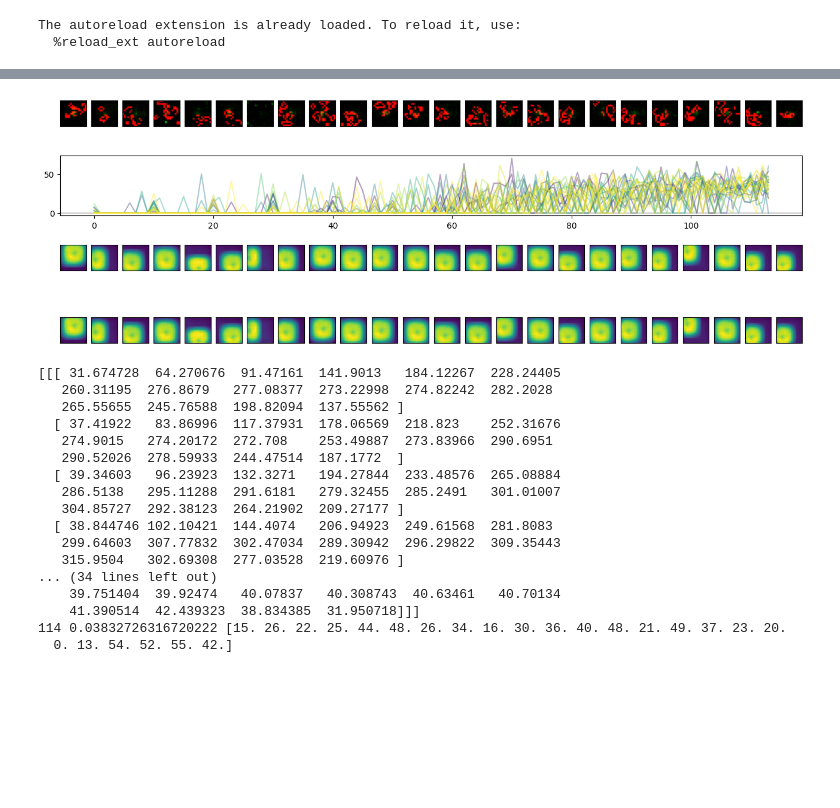
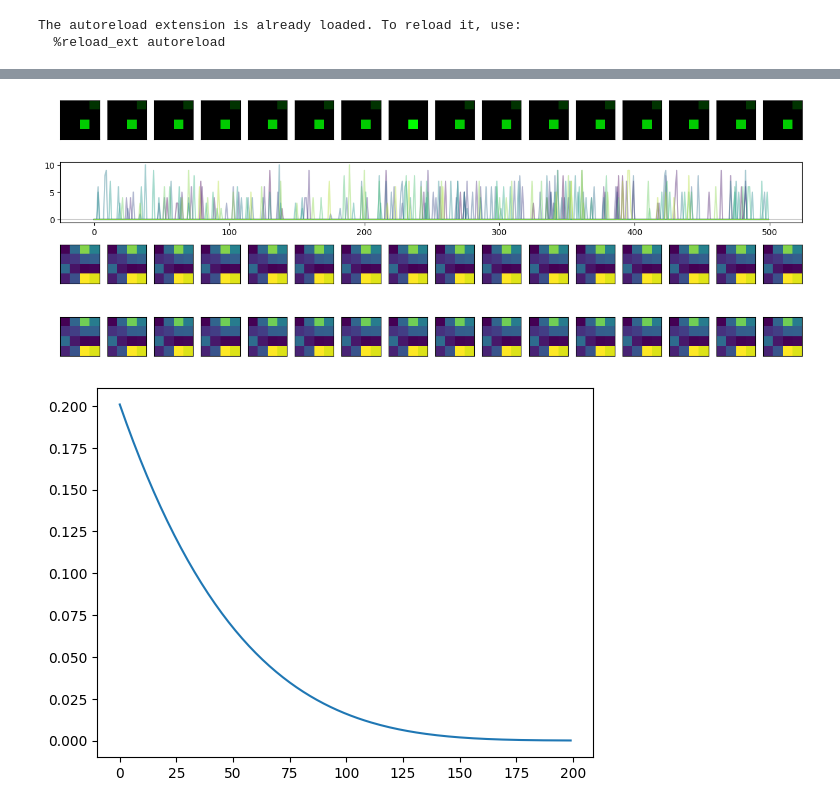
Before and after one commit to LanVukusic/convLife, a Jupyter notebook: reienforcement.ipynb, the cells around one changed output, grey strips where cells are left out. Drawn from its saved outputs; the diff is of its cells as text; code cells hidden in the pictures; blank space fills up the shorter version.

```diff
--- a/reienforcement.ipynb
+++ b/reienforcement.ipynb
@@ -15,7 +15,7 @@ import torch.optim as optim
 
 device = "cuda" if torch.cuda.is_available() else "cpu"
 
-SIZE=16
+SIZE=4
 # %% [output]
 The autoreload extension is already loaded. To reload it, use:
   %reload_ext autoreload
@@ -97,14 +93,17 @@ import math
 # from models.simpLEnet import SimLEnet
 from models.resnet import KaoResnet
 from deepq_utils import GameEnv, select_action
+from tqdm import tqdm
 
-BATCH_SIZE = 24
-TRAIN_BATCH_SIZE = 200
+BATCH_SIZE = 16
+TRAIN_BATCH_SIZE = 100
 GAMMA = 0.9
 TAU = 0.1
-LR = 1e-3
-num_episodes = 200
+LR = 5e-4
+num_episodes = 500
 EPS = generate_eps(num_episodes)
+NUM_MOVES = 1
+STEPS = 5
 
 policy_net = KaoResnet(SIZE).to(device)
 target_net = KaoResnet(SIZE).to(device)
@@ -114,21 +113,23 @@ optimizer = optim.AdamW(policy_net.parameters(), lr=LR, amsgrad=True)
 memory = ReplayMemory(1000)
 
 rewards = []
+validation_rewards = []
 
-for i_episode in range(num_episodes):
+for i_episode in tqdm(range(num_episodes)):
     env = GameEnv(size=SIZE, batch_size=BATCH_SIZE, mask=mask)
     # Initialize the environment and get its state
     actions  = torch.zeros_like(env.state, dtype=torch.float) # visualization only
     state = env.state
 
-    if( i_episode % 10 == 0):
-        print("VALIDATION")
+    if( i_episode % 50 == 0):
+        # print("VALIDATION")
         eps = 0
+        validation_rewards.append([])
     else:
         eps = EPS[i_episode]
 
-    for t in range(120):
-        for i in range(4):
+    for t in range(STEPS):
+        for i in range(NUM_MOVES):
             action = select_action(state, eps, policy_net, mask)
             actions += action.float()
             next_state, reward = env.step(action)
@@ -136,52 +137,37 @@ for i_episode in range(num_episodes):
             memory.push(state, action, next_state, reward)
             # Move to the next state
             state = next_state
+            if i_episode % 10 == 0:
+                validation_rewards[-1].append(reward.cpu().numpy())
 
         # Perform one step of the optimization (on the policy network)
         optimize_model(
             policy_net=policy_net,
             target_net=target_net,
             memory=memory,
             optimizer=optimizer,
             BATCH_SIZE=TRAIN_BATCH_SIZE,
             GAMMA=GAMMA,
             mask=mask
         )
 
         # Soft update of the target network's weights
         # θ′ ← τ θ + (1 −τ )θ′
         target_net_state_dict = target_net.state_dict()
         policy_net_state_dict = policy_net.state_dict()
         for key in policy_net_state_dict:
             target_net_state_dict[key] = policy_net_state_dict[key]*TAU + target_net_state_dict[key]*(1-TAU)
         target_net.load_state_dict(target_net_state_dict)
 
     with torch.no_grad():
         target_model_preds = target_net.place(action, mask).cpu().numpy()
         policy_model_preds = policy_net.place(action, mask).cpu().numpy()
-        print(target_model_preds[0])
+        # print(target_model_preds[0])
 
     env.reset()
     rw = reward.sum(dim=(1)).cpu().numpy()
     rewards.append(reward.sum(dim=(1)).cpu().numpy())
-    print(i_episode, eps, rw)
+    # print(i_episode, eps, rw)
     plot_state(state, actions, rewards, None, target_model_preds, policy_model_preds)
 # %% [output]
-[figure, old version]
+[figure, new version]
-[[[ 31.674728  64.270676  91.47161  141.9013   184.12267  228.24405
-   260.31195  276.8679   277.08377  273.22998  274.82242  282.2028
-   265.55655  245.76588  198.82094  137.55562 ]
-  [ 37.41922   83.86996  117.37931  178.06569  218.823    252.31676
-   274.9015   274.20172  272.708    253.49887  273.83966  290.6951
-   290.52026  278.59933  244.47514  187.1772  ]
-  [ 39.34603   96.23923  132.3271   194.27844  233.48576  265.08884
-   286.5138   295.11288  291.6181   279.32455  285.2491   301.01007
-   304.85727  292.38123  264.21902  209.27177 ]
-  [ 38.844746 102.10421  144.4074   206.94923  249.61568  281.8083
-   299.64603  307.77832  302.47034  289.30942  296.29822  309.35443
-   315.9504   302.69308  277.03528  219.60976 ]
-... (34 lines left out)
-    39.751404  39.92474   40.07837   40.308743  40.63461   40.70134
-    41.390514  42.439323  38.834385  31.950718]]]
-114 0.03832726316720222 [15. 26. 22. 25. 44. 48. 26. 34. 16. 30. 36. 40. 48. 21. 49. 37. 23. 20.
-  0. 13. 54. 52. 55. 42.]
@@ -187,0 +176,10 @@ for i_episode in range(num_episodes):
+# %%
+def generate_eps2(num_episodes:int)->np.ndarray:
+    return np.power(np.linspace(0.7, 0.1, num_episodes), 4.5)
+
+data = generate_eps2(200)
+fig, ax = plt.subplots()
+ax.plot(data)
+display(fig)
+# %% [output]
+[figure, added]
```
Also changed, not shown: parts of 9 cells of this notebook, 6 other files.
